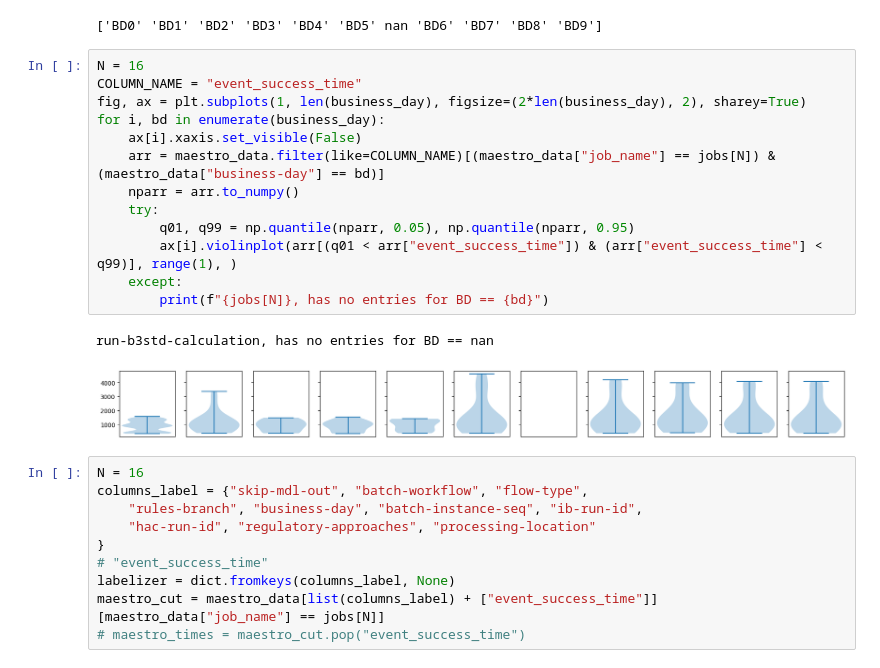
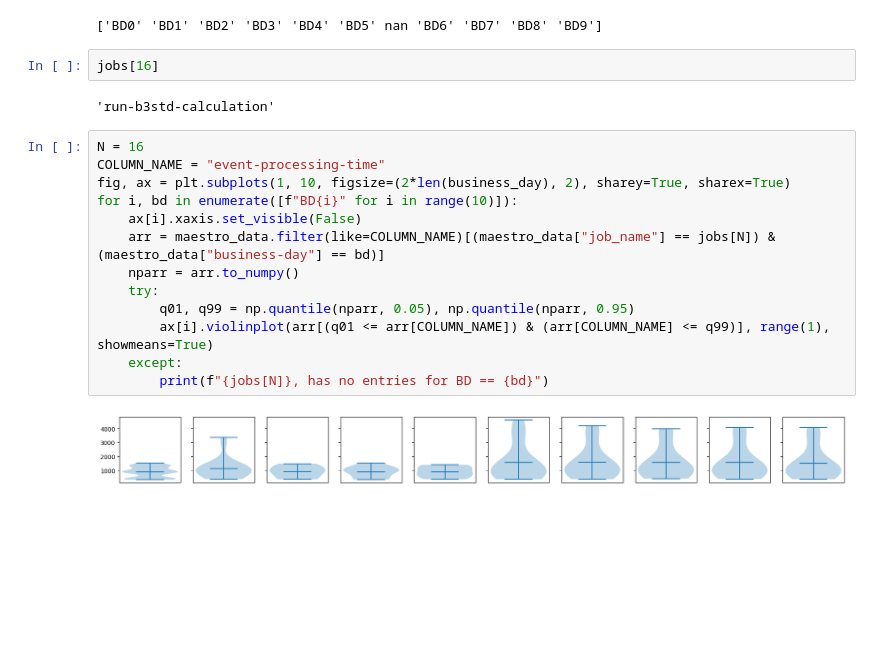
Before and after one commit to mlodybercik/workflow-predictor, a Jupyter notebook: temp/visualize.ipynb, the cells around one changed output. Cells and saved outputs as stored; diff of their text form; blank space fills up the shorter version.

```diff
--- a/temp/visualize.ipynb
+++ b/temp/visualize.ipynb
@@ -24,29 +30,22 @@ business_day = maestro_data["business-day"].unique()
 print(business_day)
 # %% [output]
 ['BD0' 'BD1' 'BD2' 'BD3' 'BD4' 'BD5' nan 'BD6' 'BD7' 'BD8' 'BD9']
+# %%
+jobs[16]
+# %% [output]
+'run-b3std-calculation'
 # %%
 N = 16
-COLUMN_NAME = "event_success_time"
-fig, ax = plt.subplots(1, len(business_day), figsize=(2*len(business_day), 2), sharey=True)
-for i, bd in enumerate(business_day):
+COLUMN_NAME = "event-processing-time"
+fig, ax = plt.subplots(1, 10, figsize=(2*len(business_day), 2), sharey=True, sharex=True)
+for i, bd in enumerate([f"BD{i}" for i in range(10)]):
     ax[i].xaxis.set_visible(False)
     arr = maestro_data.filter(like=COLUMN_NAME)[(maestro_data["job_name"] == jobs[N]) & (maestro_data["business-day"] == bd)]
     nparr = arr.to_numpy()
     try:
         q01, q99 = np.quantile(nparr, 0.05), np.quantile(nparr, 0.95)
-        ax[i].violinplot(arr[(q01 < arr["event_success_time"]) & (arr["event_success_time"] < q99)], range(1), )
+        ax[i].violinplot(arr[(q01 <= arr[COLUMN_NAME]) & (arr[COLUMN_NAME] <= q99)], range(1), showmeans=True)
     except:
         print(f"{jobs[N]}, has no entries for BD == {bd}")
 # %% [output]
-run-b3std-calculation, has no entries for BD == nan
-[figure, old version]
+[figure, new version]
-# %%
-N = 16
-columns_label = {"skip-mdl-out", "batch-workflow", "flow-type",
-    "rules-branch", "business-day", "batch-instance-seq", "ib-run-id",
-    "hac-run-id", "regulatory-approaches", "processing-location"
-}
-# "event_success_time"
-labelizer = dict.fromkeys(columns_label, None)
-maestro_cut = maestro_data[list(columns_label) + ["event_success_time"]][maestro_data["job_name"] == jobs[N]]
-# maestro_times = maestro_cut.pop("event_success_time")
```
Also changed, not shown: parts of 10 cells of this notebook.
